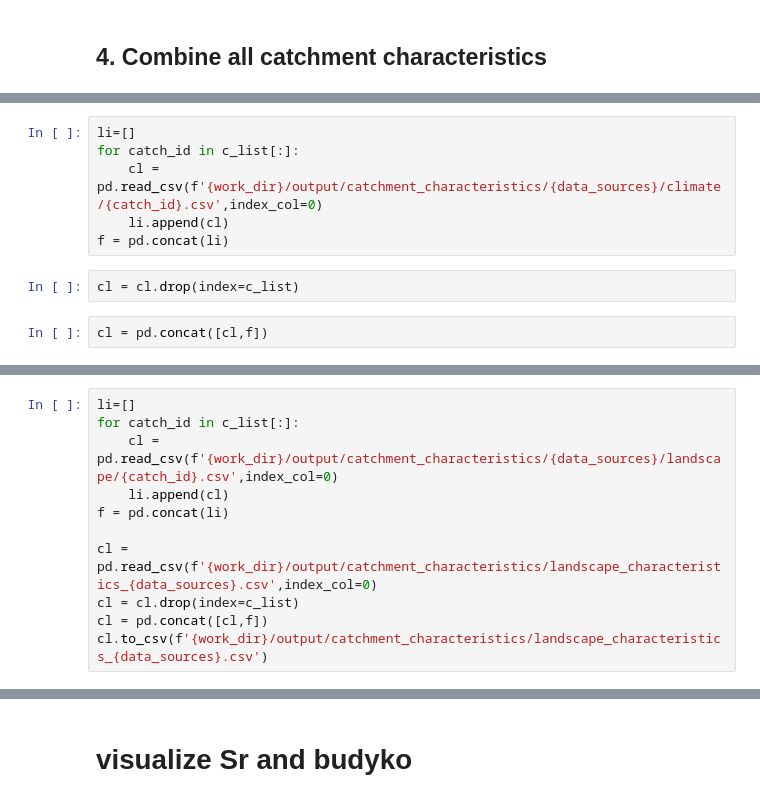
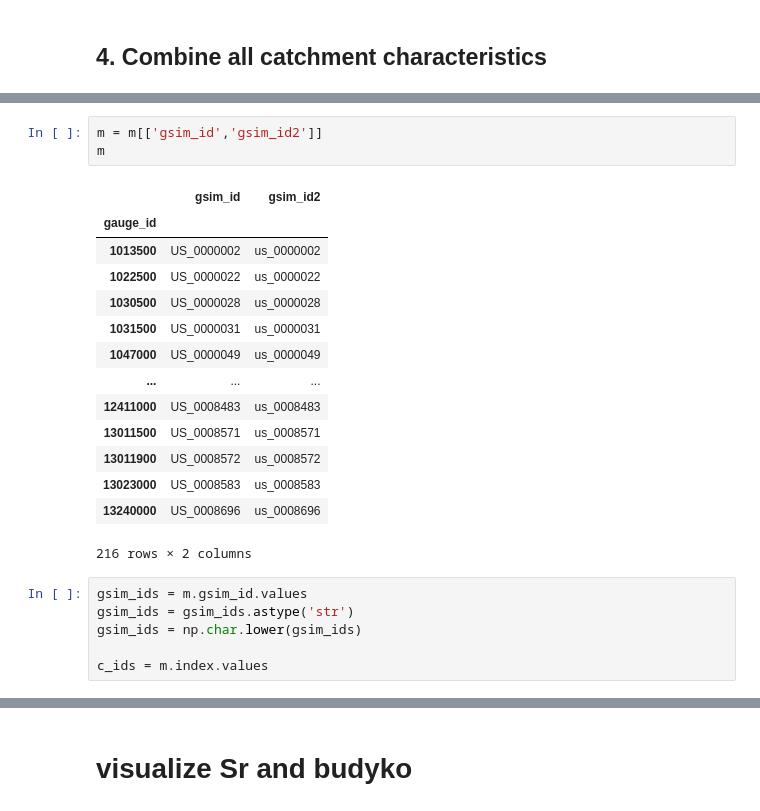
Before and after one commit to fvanoorschot/global_sr_module, a Jupyter notebook: catchment_descriptors.ipynb, the cells around one changed output, grey strips where cells are left out. Saved outputs shown, nothing was run; the diff lists cells and outputs as text.

```diff
--- a/catchment_descriptors.ipynb
+++ b/catchment_descriptors.ipynb
@@ -456,10 +441,0 @@ c_list=l
-# %%
-li=[]
-for catch_id in c_list[:]:
-    cl = pd.read_csv(f'{work_dir}/output/catchment_characteristics/{data_sources}/climate/{catch_id}.csv',index_col=0)
-    li.append(cl)
-f = pd.concat(li)
-# %%
-cl = cl.drop(index=c_list)
-# %%
-cl = pd.concat([cl,f])
@@ -513,14 +460,3 @@ c_list=l
-# %%
-li=[]
-for catch_id in c_list[:]:
-    cl = pd.read_csv(f'{work_dir}/output/catchment_characteristics/{data_sources}/landscape/{catch_id}.csv',index_col=0)
-    li.append(cl)
-f = pd.concat(li)
-
-cl = pd.read_csv(f'{work_dir}/output/catchment_characteristics/landscape_characteristics_{data_sources}.csv',index_col=0)
-cl = cl.drop(index=c_list)
-cl = pd.concat([cl,f])
-cl.to_csv(f'{work_dir}/output/catchment_characteristics/landscape_characteristics_{data_sources}.csv')
 # %%
 # combine climate + landscape + sr
 data_sources1 = 'gswp-p_gleam-ep_gswp-t' #landscape characteristics are not dependent on data input
@@ -554,0 +544,24 @@ co
+# %%
+m = m[['gsim_id','gsim_id2']]
+m
+# %% [output]
+|  | gsim_id | gsim_id2 |
+| gauge_id |  |  |
+| 1013500 | US_0000002 | us_0000002 |
+| 1022500 | US_0000022 | us_0000022 |
+| 1030500 | US_0000028 | us_0000028 |
+| 1031500 | US_0000031 | us_0000031 |
+| 1047000 | US_0000049 | us_0000049 |
+| ... | ... | ... |
+| 12411000 | US_0008483 | us_0008483 |
+| 13011500 | US_0008571 | us_0008571 |
+| 13011900 | US_0008572 | us_0008572 |
+| 13023000 | US_0008583 | us_0008583 |
+| 13240000 | US_0008696 | us_0008696 |
+216 rows × 2 columns
+# %%
+gsim_ids = m.gsim_id.values
+gsim_ids = gsim_ids.astype('str')
+gsim_ids = np.char.lower(gsim_ids)
+
+c_ids = m.index.values
```
Also changed, not shown: parts of 25 cells of this notebook, 7 other files.
